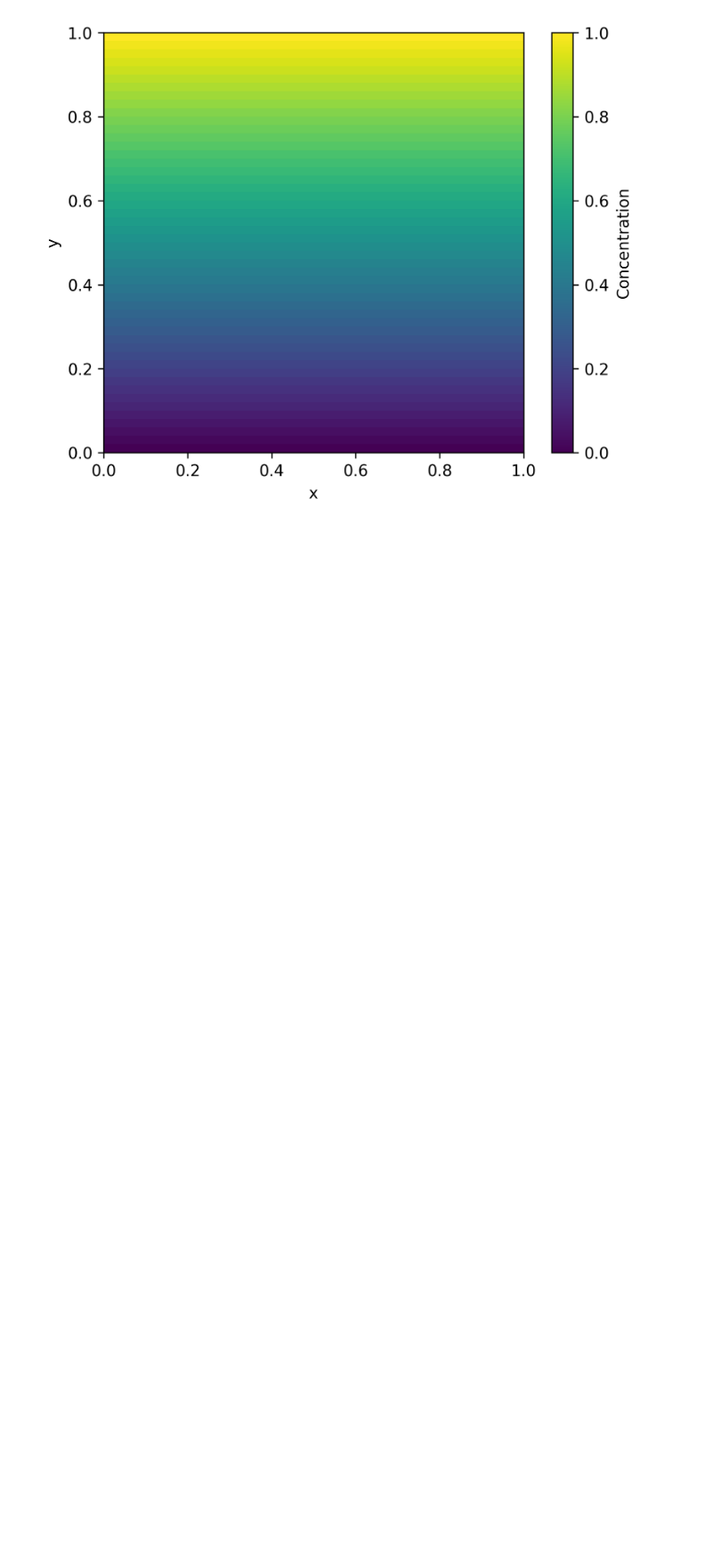
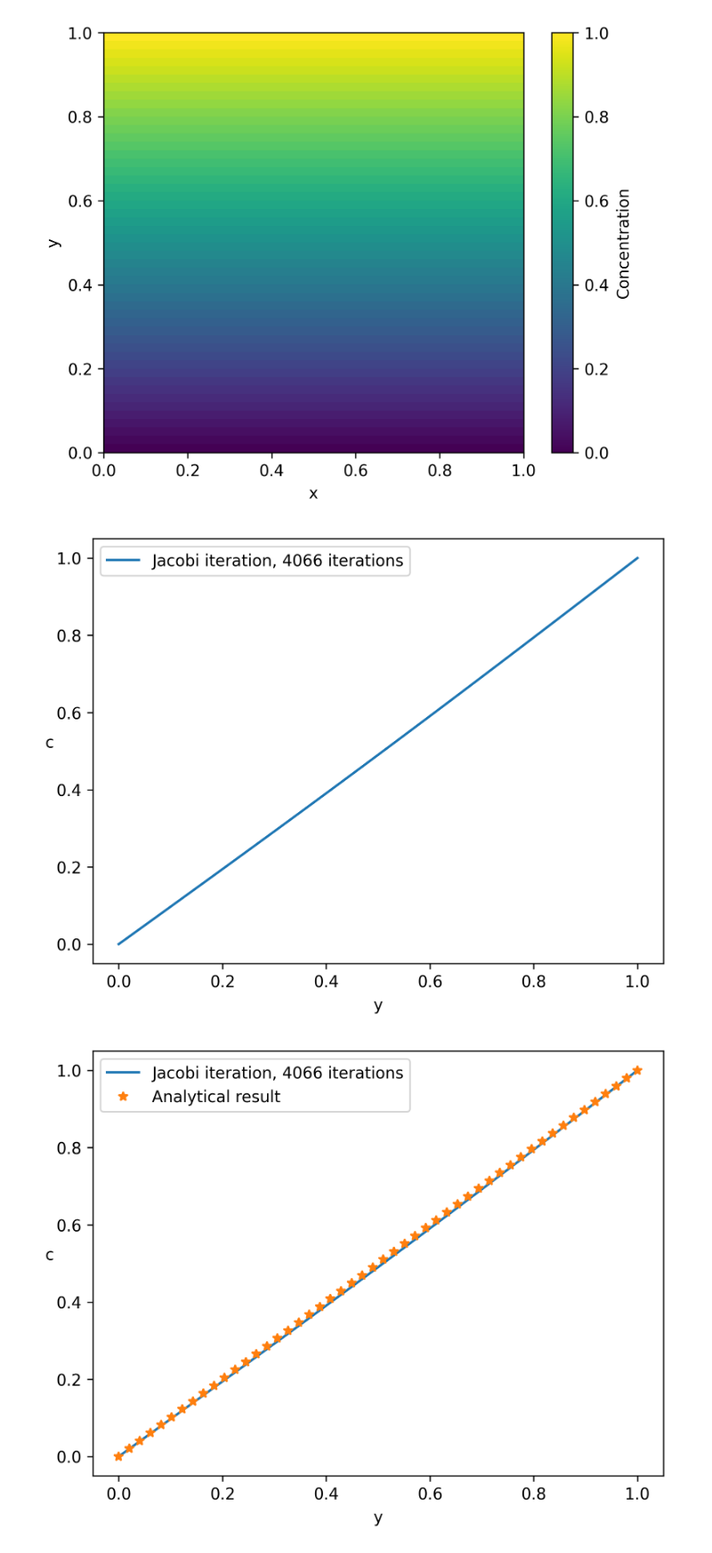
Before and after one commit to JTimmr/Scientific_Computing_1, a Jupyter notebook: diffusion.ipynb, the cells around one changed output. Shown at 89% size. Drawn from its saved outputs; the diff is of its cells as text; code cells hidden in the pictures; blank space fills up the shorter version.

```diff
--- a/diffusion.ipynb
+++ b/diffusion.ipynb
@@ -294,20 +295,24 @@ run_simulation(initial_condition, dx, L, T, D, dt, store_ts, make_animation=True
 # %%
 L = 1
 dt = 0.0001
 dx = 0.02
 fig, ax = plt.subplots(dpi=300)
 
 initial_condition = initial_condition_I(L, dx)
 
 run_simulation(initial_condition, dx, L, line_ax=ax, calculate_concentration=jacobi_iteration)
 
-y_values = np.linspace(0., 1.0, 1000)
+y_values = np.linspace(0., 1.0, 50)
 T=100
 
 c_values = calculate_analytical_concentration(y_values, T, D)
-ax.plot(y_values, c_values, '--', label='Analytical result')
+ax.plot(y_values, c_values, '*', label='Analytical result')
 ax.legend()
+fig.savefig('diffusion_analytical_jacobi.png')
 fig
+# %% [output]
+[figure, added]
+[figure, added]
 # %%
 fig, ax = plt.subplots(dpi=300)
 
```
Also changed, not shown: parts of 20 cells of this notebook, 11 other files.
